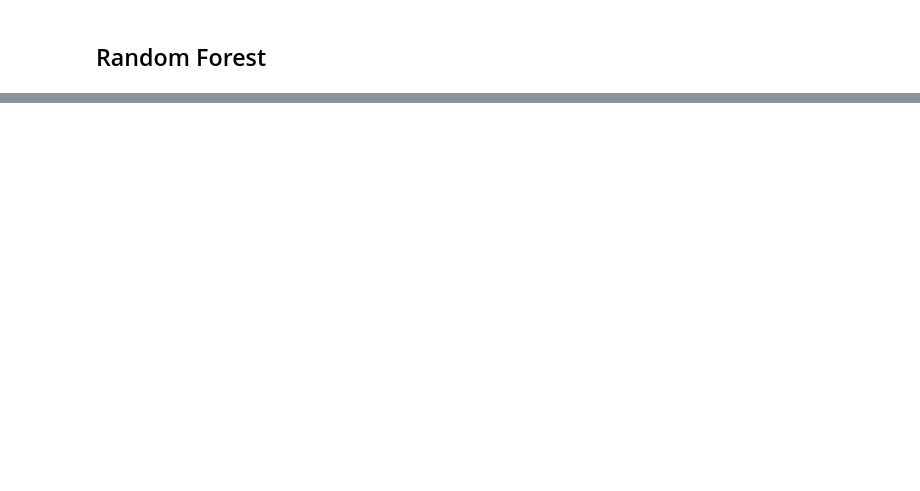
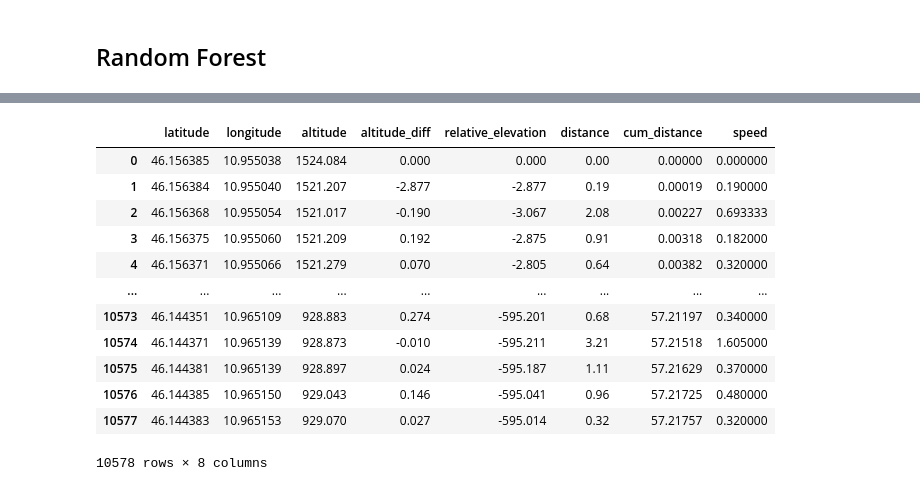
Before and after one commit to nimakarimi97/my-thesis-MSc, a Jupyter notebook: project/Implement_ML.ipynb, the cells around one changed output, grey strips where cells are left out. Saved outputs shown, nothing was run; the diff lists cells and outputs as text; code cells hidden in the pictures; blank space fills up the shorter version.

```diff
--- a/project/Implement_ML.ipynb
+++ b/project/Implement_ML.ipynb
@@ -242,0 +286,26 @@ Name: predicted_lift_usage_lr, dtype: float64
+# %%
+import sweetviz as sv
+import pandas as pd
+
+# Generating report
+data = pd.read_csv("./data/csv/paganella-bike-park.csv")
+data = data.drop(["Unnamed: 0", "time"], axis=1)
+
+# report = sv.analyze(data, target_feat="lift_path")
+# report.show_html()
+
+data.columns
+# %% [output]
+|  | latitude | longitude | altitude | altitude_diff | relative_elevation | distance | cum_distance | speed |
+| 0 | 46.156385 | 10.955038 | 1524.084 | 0.000 | 0.000 | 0.00 | 0.00000 | 0.000000 |
+| 1 | 46.156384 | 10.955040 | 1521.207 | -2.877 | -2.877 | 0.19 | 0.00019 | 0.190000 |
+| 2 | 46.156368 | 10.955054 | 1521.017 | -0.190 | -3.067 | 2.08 | 0.00227 | 0.693333 |
+| 3 | 46.156375 | 10.955060 | 1521.209 | 0.192 | -2.875 | 0.91 | 0.00318 | 0.182000 |
+| 4 | 46.156371 | 10.955066 | 1521.279 | 0.070 | -2.805 | 0.64 | 0.00382 | 0.320000 |
+| ... | ... | ... | ... | ... | ... | ... | ... | ... |
+| 10573 | 46.144351 | 10.965109 | 928.883 | 0.274 | -595.201 | 0.68 | 57.21197 | 0.340000 |
+| 10574 | 46.144371 | 10.965139 | 928.873 | -0.010 | -595.211 | 3.21 | 57.21518 | 1.605000 |
+| 10575 | 46.144381 | 10.965139 | 928.897 | 0.024 | -595.187 | 1.11 | 57.21629 | 0.370000 |
+| 10576 | 46.144385 | 10.965150 | 929.043 | 0.146 | -595.041 | 0.96 | 57.21725 | 0.480000 |
+| 10577 | 46.144383 | 10.965153 | 929.070 | 0.027 | -595.014 | 0.32 | 57.21757 | 0.320000 |
+10578 rows × 8 columns
```
Also changed, not shown: parts of 26 cells of this notebook, 1 other file.
